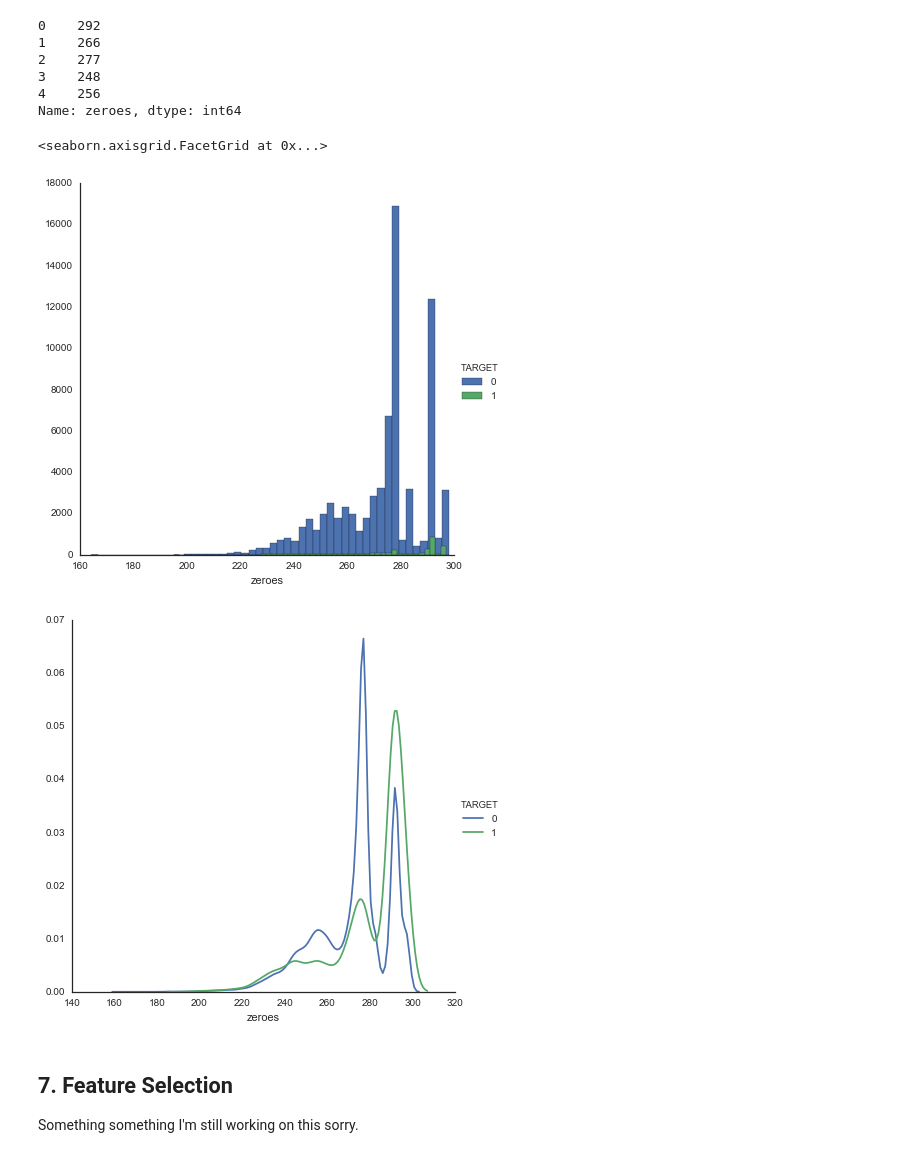
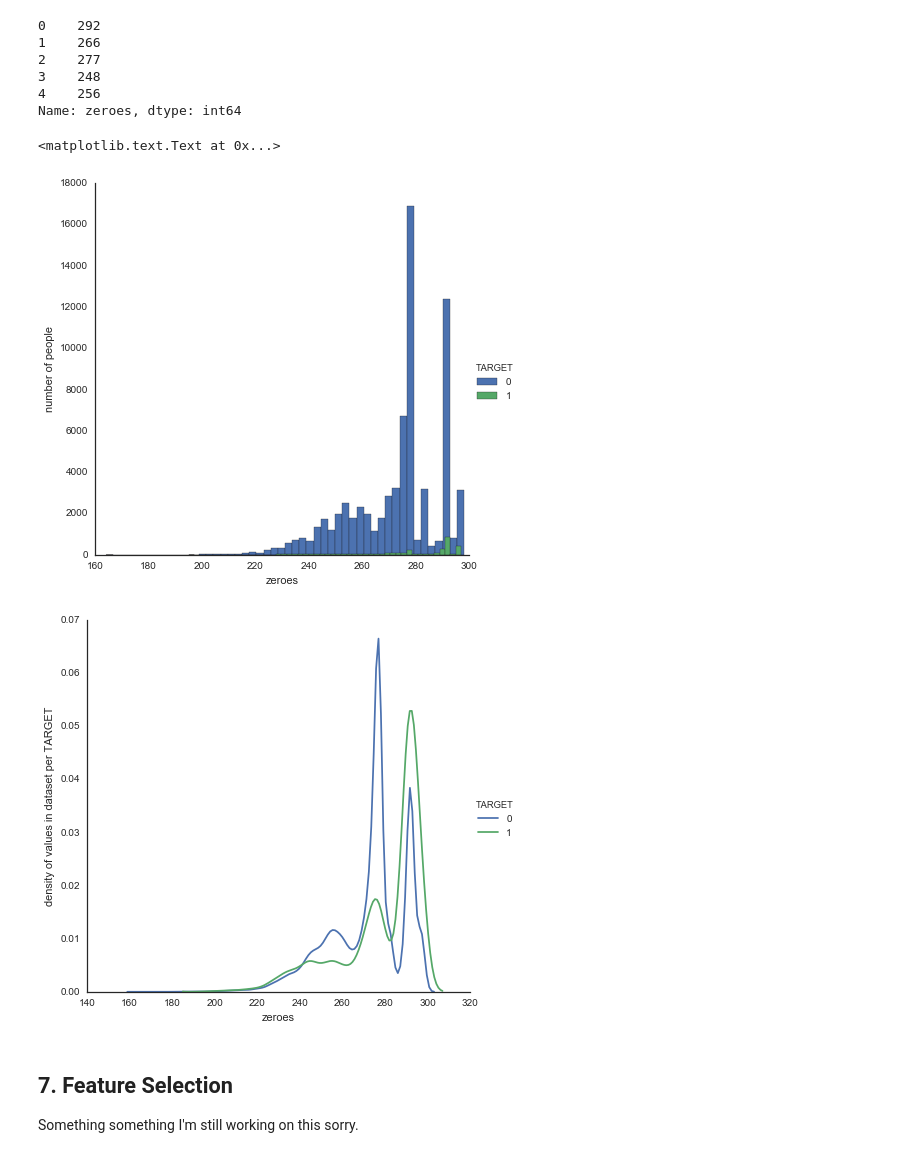
Before and after one commit to sketchychen/kaggle_santander, a Jupyter notebook: kaggle_santander_draft.ipynb, the cells around one changed output. Drawn from its saved outputs; the diff is of its cells as text; code cells hidden in the pictures.

```diff
--- a/kaggle_santander_draft.ipynb
+++ b/kaggle_santander_draft.ipynb
@@ -616,11 +676,14 @@ santrainder['zeroes'].head()
 Name: zeroes, dtype: int64
 # %%
 sns.FacetGrid(santrainder, hue='TARGET', size=6).map(plt.hist, 'zeroes', bins=50).add_legend()
+plt.ylabel('number of people')
 sns.FacetGrid(santrainder, hue='TARGET', size=6).map(sns.kdeplot, 'zeroes').add_legend()
+plt.ylabel('density of values in dataset per TARGET')
+# people with more than 280 zeroes are more dissatisfied
 # %% [output]
-<seaborn.axisgrid.FacetGrid at 0x...>
+<matplotlib.text.Text at 0x...>
-[figure, old version]
+[figure, new version]
-[figure, old version]
+[figure, new version]
 # %% [markdown]
 ## 7. Feature Selection
 Something something I'm still working on this sorry.
```
Also changed, not shown: parts of 16 cells of this notebook.
